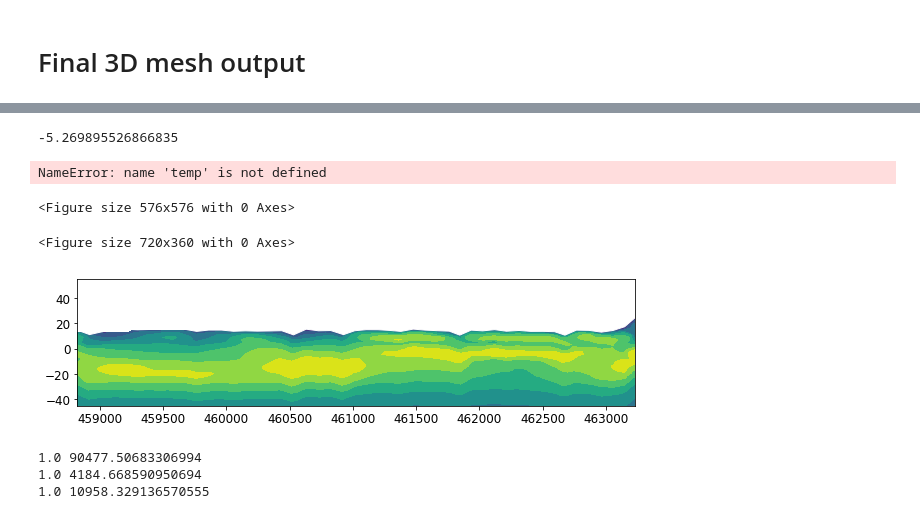
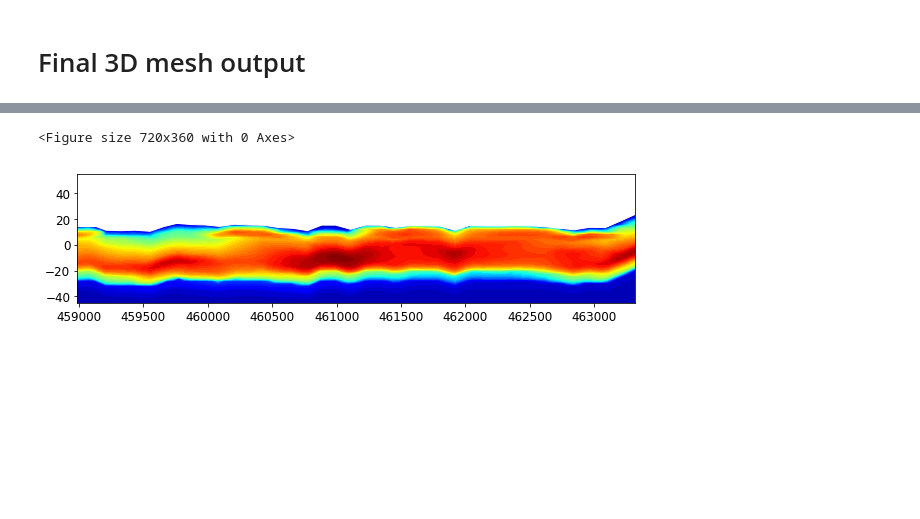
Before and after one commit to simpeg/simpegEM1D, a Jupyter notebook: notebooks/develop/Test_global_em1d_inversion_booky_example.ipynb, the cells around one changed output, grey strips where cells are left out. Cells and saved outputs as stored; diff of their text form; code cells hidden in the pictures; blank space fills up the shorter version.

```diff
--- a/notebooks/develop/Test_global_em1d_inversion_booky_example.ipynb
+++ b/notebooks/develop/Test_global_em1d_inversion_booky_example.ipynb
@@ -128,4 +112,3 @@ DPRED = pred.reshape((prob.n_sounding, 2, survey.n_frequency))
 for i_freq in range(frequency_cp.size):
     DOBS[:,0,i_freq] = data_cpi[:, i_freq]
     DOBS[:,1,i_freq] = data_cpq[:, i_freq]
-DOBS *= bp * 1e-6
@@ -271,20 +255,19 @@ zmin, zmax = topo[:,2].min() + depth.min(), topo[:,2].max()
 import matplotlib
 matplotlib.rcParams['font.size'] = 12
 # %%
-
 iz = 2
-i_line = 11
+i_line = 13
 ind_line = line == uniq_line[i_line]
 xz = xyz[:, ind_line, :][:,:,[0,2]].reshape((int(hz.size*ind_line.sum()), 2), order='F')
-print (depth[iz])
-# temp = sigma.reshape((mesh_reg.vnC), order='F')[iz,:]
-
-fig = plt.figure(figsize=(8, 8))
-out = Utils.plot2Ddata(xy, DOBS[:,0,4]/bp, scale='linear', contourOpts={'cmap':'jet'}, ncontour=40, dataloc=True)
-cb = plt.colorbar(out[0], format="%.1e")
-cb.set_label("Bz (ppm)")
-plt.triplot(xy[:,0], xy[:,1], tri.simplices, lw=0.5, color='k')
-plt.xticks([])
-plt.yticks([])
+fig = plt.figure(figsize=(7, 7))
+ax = plt.subplot(111)
+temp = sigma.reshape((mesh_reg.vnC), order='F')[iz,:]
+out = Utils.plot2Ddata(xy, temp, scale='log', contourOpts={'cmap':'jet', 'alpha':1}, ncontour=40, ax=ax)
+# ax.plot(xy[:,0], xy[:,1], 'k.', ms=1)
+ax.plot(river_path[:,0], river_path[:,1], 'k-')
+vmin, vmax = out[0].get_clim()
+cb = plt.colorbar(out[0], format="$10^{%.1f}$", ax=ax, fraction=0.05, ticks=np.linspace(vmin, vmax,5))
+cb.set_label("Conductivity (S/m)")
+ax.plot(xy[ind_line,0], xy[ind_line,1], 'k.', ms=3)
 plt.show()
 # %% [output]
@@ -294,31 +275,10 @@ plt.show()
-# %%
-
-iz = 2
-i_line = 11
-ind_line = line == uniq_line[i_line]
-xz = xyz[:, ind_line, :][:,:,[0,2]].reshape((int(hz.size*ind_line.sum()), 2), order='F')
-print (depth[iz])
-# temp = sigma.reshape((mesh_reg.vnC), order='F')[iz,:]
-fig = plt.figure(figsize=(8, 8))
-out = Utils.plot2Ddata(xy, temp, scale='log', contourOpts={'cmap':'jet'}, ncontour=10)
-cb = plt.colorbar(out[0], format="$10^{%.1f}$")
-cb.set_label("Conductivity (S/m)")
-plt.triplot(xy[:,0], xy[:,1], tri.simplices, lw=0.5, color='k')
-plt.xticks([])
-plt.yticks([])
-plt.show()
-# %% [output]
--5.269895526866835
-NameError: name 'temp' is not defined
-<Figure size 576x576 with 0 Axes>
 # %%
-
 fig = plt.figure()
 sigma_xz = Utils.mkvc(Sigma[:,ind_line])
-Utils.plot2Ddata(xz, sigma_xz, scale='log', dataloc=False)
+Utils.plot2Ddata(xz, sigma_xz, scale='log', dataloc=False, contourOpts={'cmap':'jet'}, ncontour=50)
 plt.fill_between(topo[ind_line, 0], topo[ind_line, 2], topo[ind_line, 1]*0. + zmax, color='w')
 plt.ylim(zmax-100, zmax)
 plt.gca().set_aspect(10)
 # %% [output]
 <Figure size 720x360 with 0 Axes>
-[figure, old version]
+[figure, new version]
@@ -343,8 +284,0 @@ plt.gca().set_aspect(10)
-# %%
-print (reg[0][0], reg[0][1](mopt))
-print (reg[0][0], reg[1][1](mopt))
-print (reg[0][0], reg[2][1](mopt))
-# %% [output]
-1.0 90477.50683306994
-1.0 4184.668590950694
-1.0 10958.329136570555
```
Also changed, not shown: parts of 26 cells of this notebook, 5 other files.
